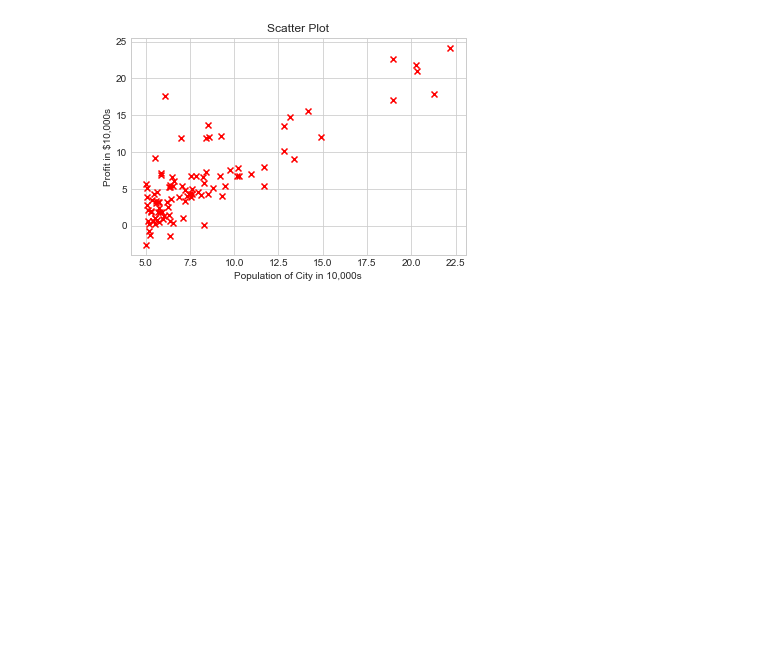
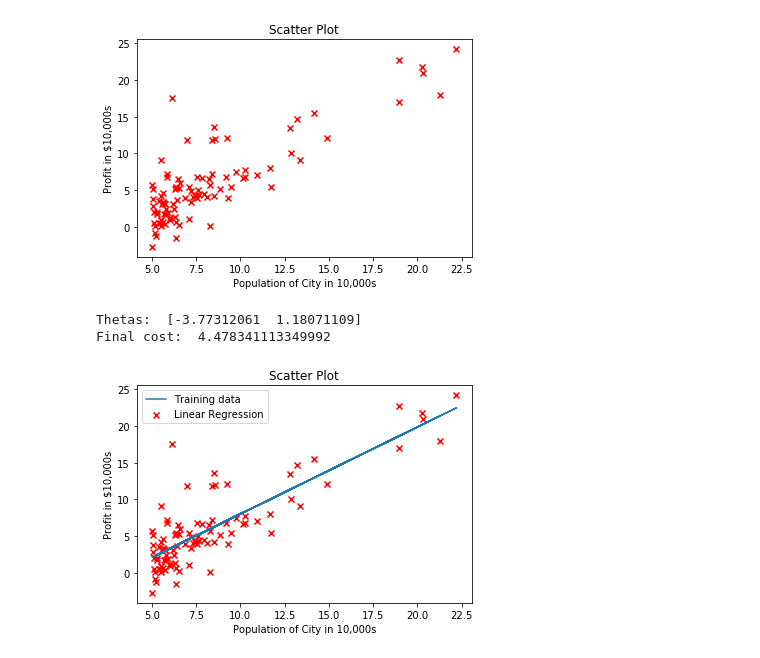
Before and after one commit to atherfawaz/Linear-Regression, a Jupyter notebook: Assignment 1.ipynb, the cells around one changed output. Cells and saved outputs as stored; diff of their text form; code cells hidden in the pictures; blank space fills up the shorter version.

```diff
--- a/Assignment 1.ipynb
+++ b/Assignment 1.ipynb
@@ -16,11 +34,50 @@ file.close()
 # %%
-import matplotlib.pyplot as plt
-
-# Plot
-plt.scatter(X, Y, marker='x', c='r')
-plt.title('Scatter Plot')
-plt.xlabel('Population of City in 10,000s')
-plt.ylabel('Profit in $10,000s')
-plt.show()
+def plot_data(X, Y, predicted=None):
+    plt.scatter(X, Y, marker='x', c='r')
+    plt.title('Scatter Plot')
+    plt.xlabel('Population of City in 10,000s')
+    plt.ylabel('Profit in $10,000s')
+    if predicted is not None:
+        plt.plot(X, predicted, '-')
+        plt.legend(['Training data', 'Linear Regression'])
+    plt.show()
-# %% [output]
-[figure, removed]
+# %%
+def main():
+
+    # fetching
+    X, Y = fetch_dataset('ex1data1.txt')
+    samples = Y.size
+
+    # plotting data
+    plot_data(X, Y)
+
+    # adding dummy value to X
+    X = np.stack([np.ones(samples), X], axis=1)
+    theta = np.zeros(2)
+
+    # initializing theta to random values
+    theta[0] = random.uniform(0, 1)
+    theta[1] = random.uniform(0, 1)
+
+    # hyperparameters
+    learning_rate = 0.01
+    iterations = 2000
+
+    # running gradient descent
+    theta, cost = gradient_descent(X, Y, theta, learning_rate, iterations)
+
+    # printing results
+    print('Thetas: ', theta)
+    print('Final cost: ', cost)
+
+    # plotting the line of regression
+    predicted = np.dot(X, theta)
+    plot_data(X[:, 1], Y, predicted)
+
+if __name__ == "__main__":
+    main()
+# %% [output]
+[figure, added]
+Thetas:  [-3.77312061  1.18071109]
+Final cost:  4.478341113349992
+[figure, added]
```
Also changed, not shown: parts of 4 cells of this notebook.
